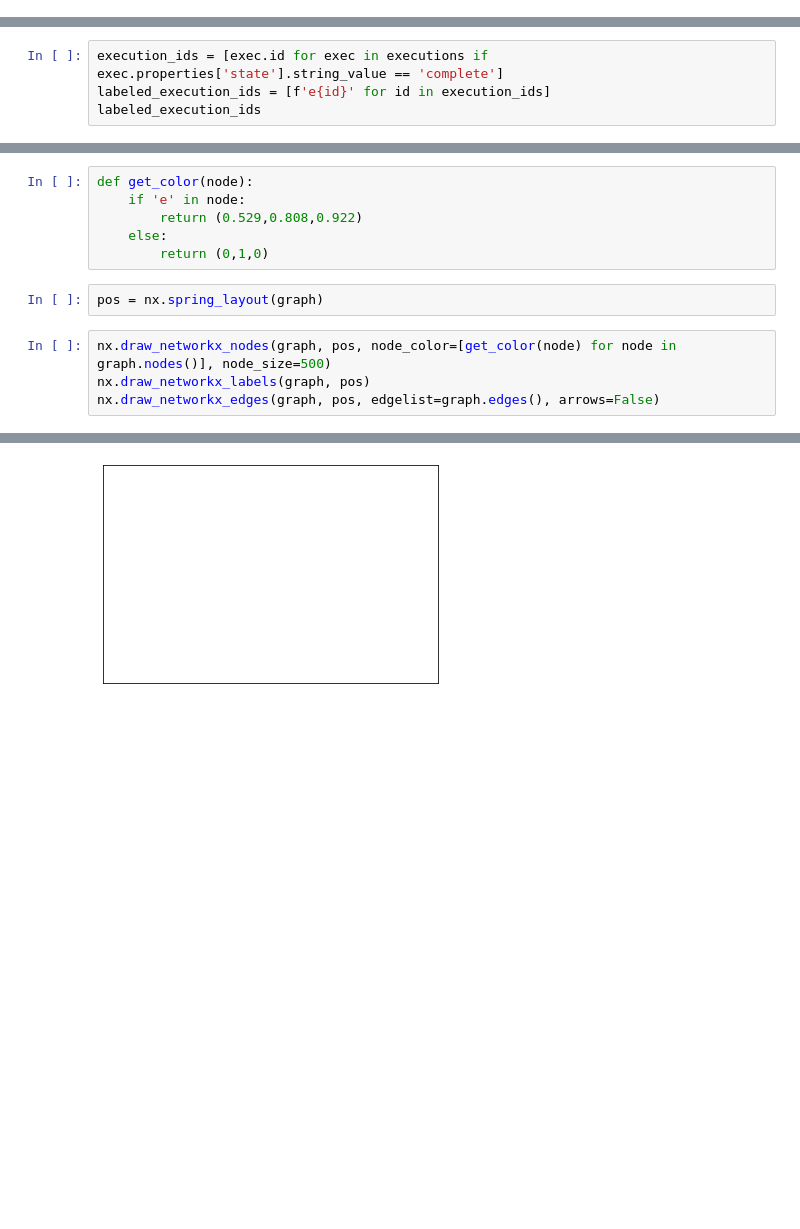
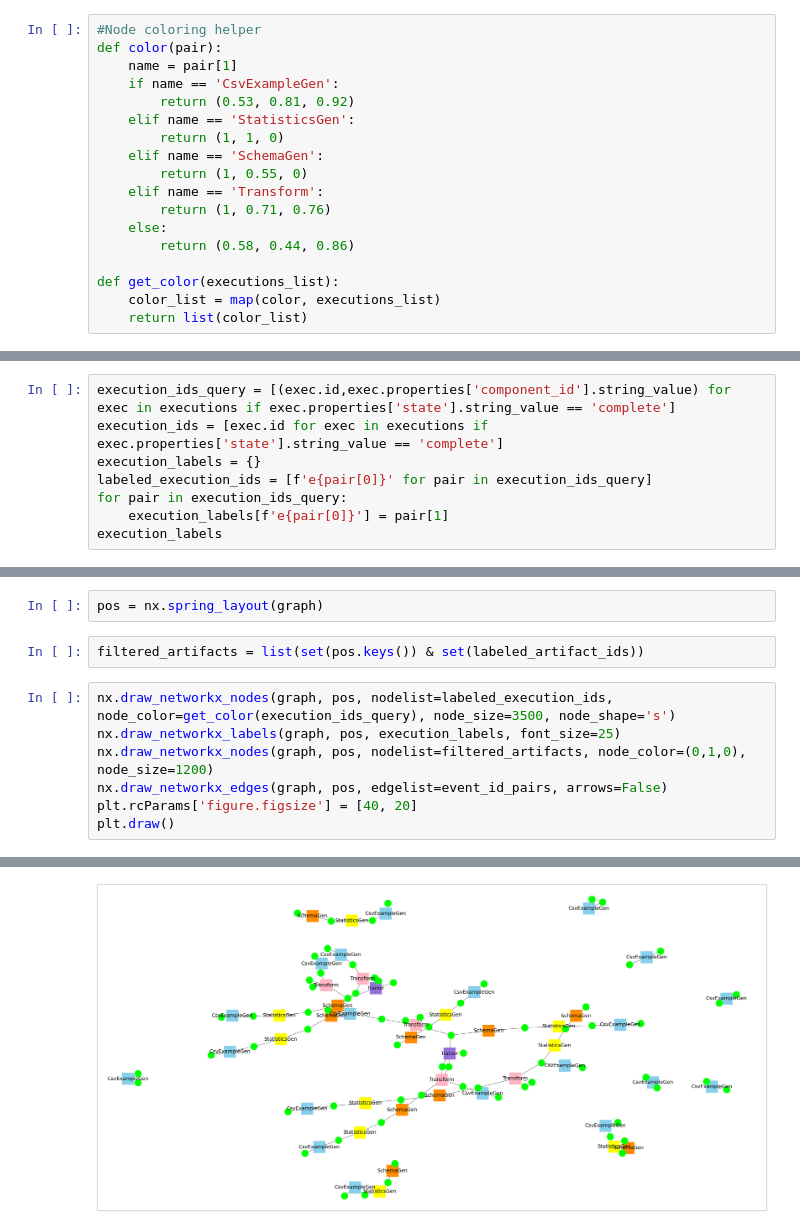
Before and after one commit to joonkimchi/tfx-async, a Jupyter notebook: tfx/orchestration/Demo/visualize.py.ipynb, the cells around one changed output, grey strips where cells are left out. Drawn from its saved outputs; the diff is of its cells as text; blank space fills up the shorter version.

```diff
--- a/tfx/orchestration/Demo/visualize.py.ipynb
+++ b/tfx/orchestration/Demo/visualize.py.ipynb
@@ -11,3 +11,21 @@ from tfx.orchestration import pipeline
 from tfx.types import artifact_utils
 from tfx.types.artifact import Artifact
 from tfx.types.artifact import ArtifactState
+# %%
+#Node coloring helper
+def color(pair):
+    name = pair[1]
+    if name == 'CsvExampleGen':
+        return (0.53, 0.81, 0.92)
+    elif name == 'StatisticsGen':
+        return (1, 1, 0)
+    elif name == 'SchemaGen':
+        return (1, 0.55, 0)
+    elif name == 'Transform':
+        return (1, 0.71, 0.76)
+    else:
+        return (0.58, 0.44, 0.86)
+
+def get_color(executions_list):
+    color_list = map(color, executions_list)
+    return list(color_list)
@@ -40,5 +51,9 @@ executions
 # %%
+execution_ids_query = [(exec.id,exec.properties['component_id'].string_value) for exec in executions if exec.properties['state'].string_value == 'complete']
 execution_ids = [exec.id for exec in executions if exec.properties['state'].string_value == 'complete']
-labeled_execution_ids = [f'e{id}' for id in execution_ids]
-labeled_execution_ids
+execution_labels = {}
+labeled_execution_ids = [f'e{pair[0]}' for pair in execution_ids_query]
+for pair in execution_ids_query:
+    execution_labels[f'e{pair[0]}'] = pair[1]
+execution_labels
 # %% [output]
@@ -59,13 +89,12 @@ graph.add_edges_from(event_id_pairs)
-# %%
-def get_color(node):
-    if 'e' in node:
-        return (0.529,0.808,0.922)
-    else:
-        return (0,1,0)
 # %%
 pos = nx.spring_layout(graph)
+# %%
+filtered_artifacts = list(set(pos.keys()) & set(labeled_artifact_ids))
 # %%
-nx.draw_networkx_nodes(graph, pos, node_color=[get_color(node) for node in graph.nodes()], node_size=500)
-nx.draw_networkx_labels(graph, pos)
-nx.draw_networkx_edges(graph, pos, edgelist=graph.edges(), arrows=False)
+nx.draw_networkx_nodes(graph, pos, nodelist=labeled_execution_ids, node_color=get_color(execution_ids_query), node_size=3500, node_shape='s')
+nx.draw_networkx_labels(graph, pos, execution_labels, font_size=25)
+nx.draw_networkx_nodes(graph, pos, nodelist=filtered_artifacts, node_color=(0,1,0), node_size=1200)
+nx.draw_networkx_edges(graph, pos, edgelist=event_id_pairs, arrows=False)
+plt.rcParams['figure.figsize'] = [40, 20]
+plt.draw()
 # %% [output]
@@ -73 +102 @@ nx.draw_networkx_edges(graph, pos, edgelist=graph.edges(), arrows=False)
-[figure, old version]
+[figure, new version]
```
Also changed, not shown: parts of 11 cells of this notebook, 3 other files.
